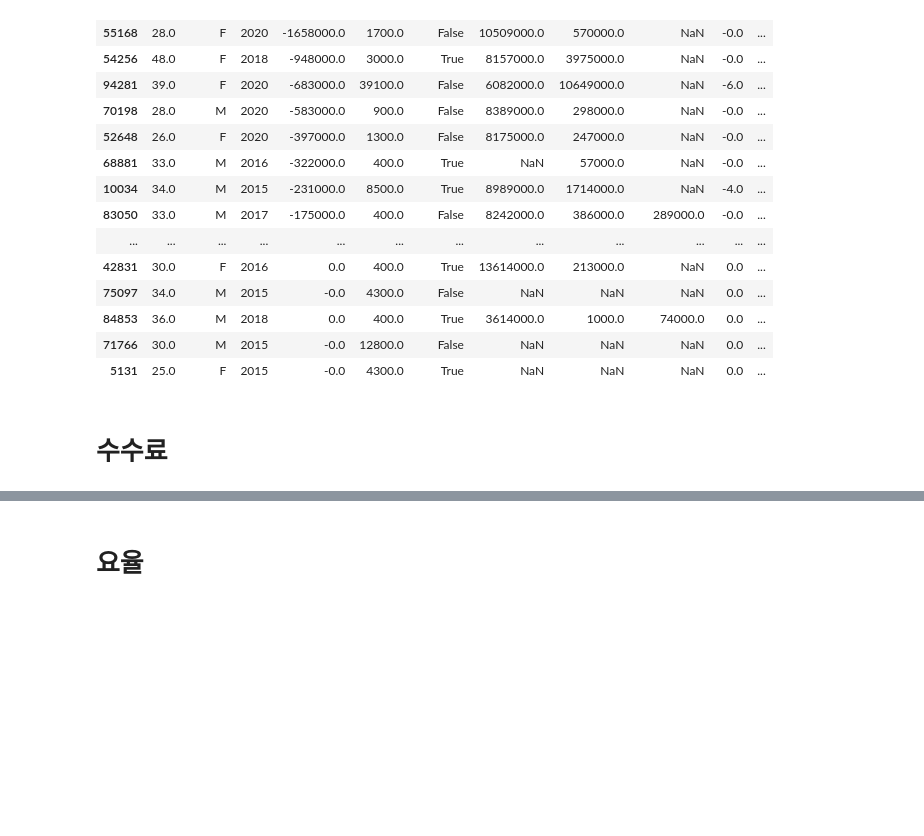
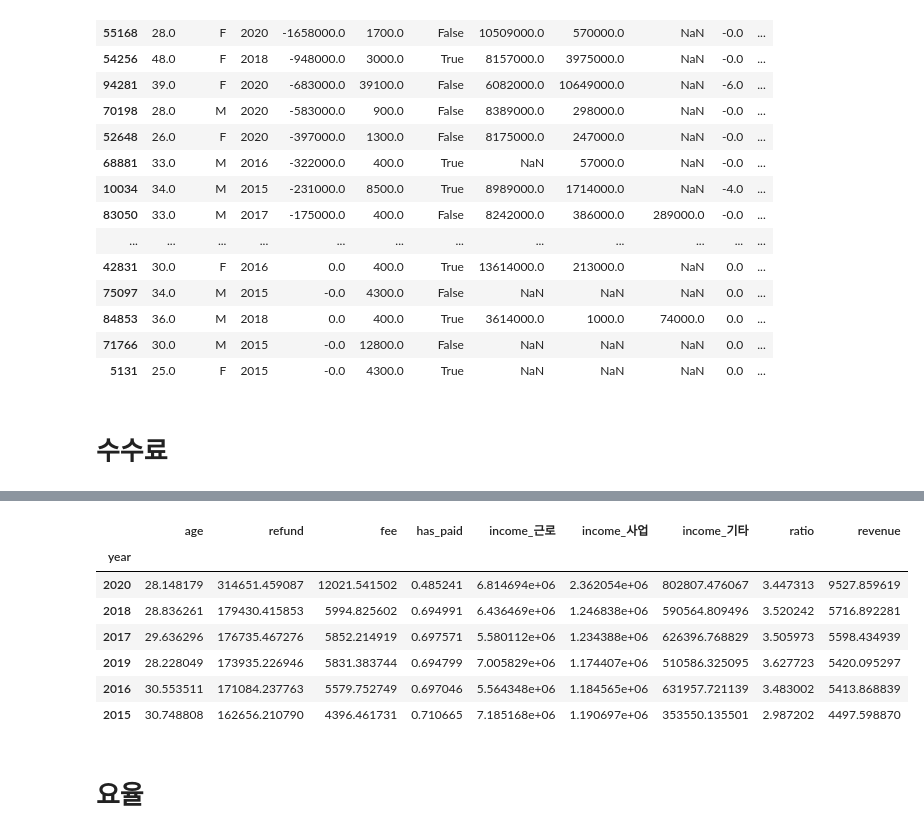
Before and after one commit to gardenchoi/team3_wanted_onboarding, a Jupyter notebook: Week2_최정원/Week2_자비스앤빌런즈_JW_1아이디에이션.ipynb, the cells around one changed output, grey strips where cells are left out. Cells and saved outputs as stored; diff of their text form; code cells hidden in the pictures; blank space fills up the shorter version.

```diff
--- a/Week2_최정원/Week2_자비스앤빌런즈_JW_1아이디에이션.ipynb
+++ b/Week2_최정원/Week2_자비스앤빌런즈_JW_1아이디에이션.ipynb
@@ -389,3 +413,14 @@ df.sort_values(by="refund").head(20)
+# %%
+df.groupby("year").mean().sort_values(by="fee", ascending=False)
+# %% [output]
+|  | age | refund | fee | has_paid | income_근로 | income_사업 | income_기타 | ratio | revenue |
+| year |  |  |  |  |  |  |  |  |  |
+| 2020 | 28.148179 | 314651.459087 | 12021.541502 | 0.485241 | 6.814694e+06 | 2.362054e+06 | 802807.476067 | 3.447313 | 9527.859619 |
+| 2018 | 28.836261 | 179430.415853 | 5994.825602 | 0.694991 | 6.436469e+06 | 1.246838e+06 | 590564.809496 | 3.520242 | 5716.892281 |
+| 2017 | 29.636296 | 176735.467276 | 5852.214919 | 0.697571 | 5.580112e+06 | 1.234388e+06 | 626396.768829 | 3.505973 | 5598.434939 |
+| 2019 | 28.228049 | 173935.226946 | 5831.383744 | 0.694799 | 7.005829e+06 | 1.174407e+06 | 510586.325095 | 3.627723 | 5420.095297 |
+| 2016 | 30.553511 | 171084.237763 | 5579.752749 | 0.697046 | 5.564348e+06 | 1.184565e+06 | 631957.721139 | 3.483002 | 5413.868839 |
+| 2015 | 30.748808 | 162656.210790 | 4396.461731 | 0.710665 | 7.185168e+06 | 1.190697e+06 | 353550.135501 | 2.987202 | 4497.598870 |
 # %% [markdown]
 # 요율
 # %% [markdown]
```
Also changed, not shown: parts of 14 cells of this notebook.
